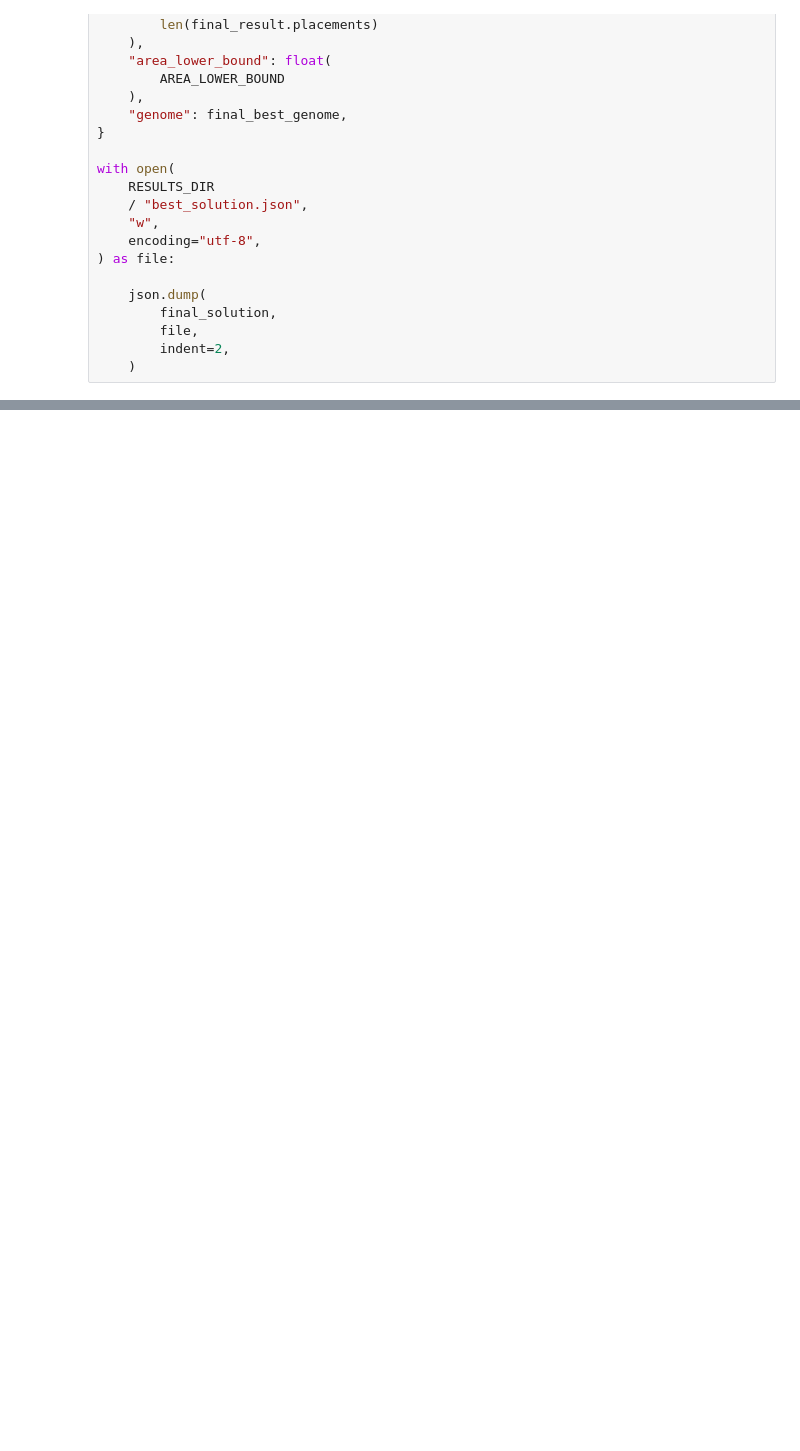
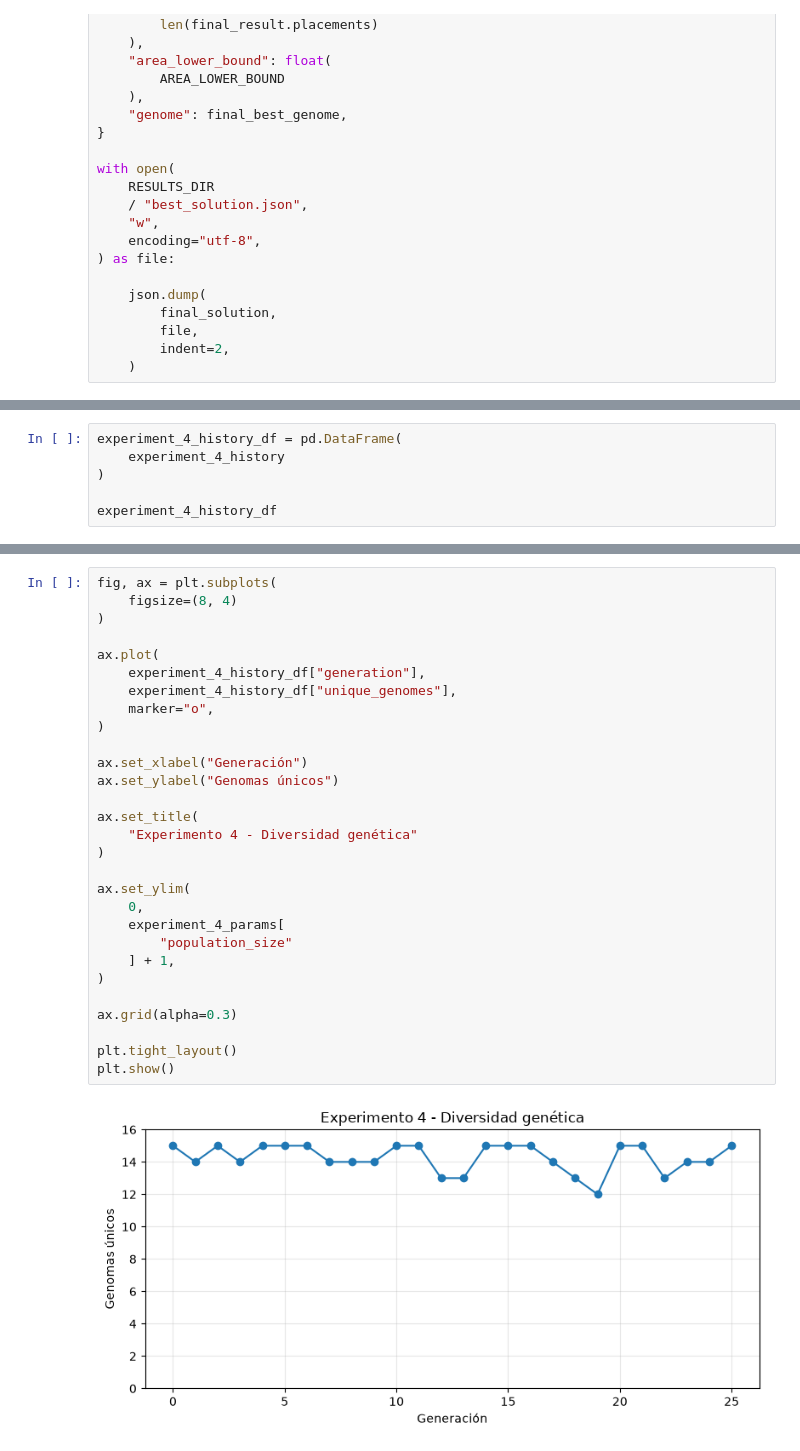
Before and after one commit to Gabriela-Sol/ae-nesting, a Jupyter notebook: notebooks/02_experimentos_ga.ipynb, the cells around one changed output, grey strips where cells are left out. Saved outputs shown, nothing was run; the diff lists cells and outputs as text; blank space fills up the shorter version.

```diff
--- a/notebooks/02_experimentos_ga.ipynb
+++ b/notebooks/02_experimentos_ga.ipynb
@@ -2820,0 +3035,6 @@ with open(
+# %%
+experiment_4_history_df = pd.DataFrame(
+    experiment_4_history
+)
+
+experiment_4_history_df
@@ -2820,0 +3125,31 @@ with open(
+# %%
+fig, ax = plt.subplots(
+    figsize=(8, 4)
+)
+
+ax.plot(
+    experiment_4_history_df["generation"],
+    experiment_4_history_df["unique_genomes"],
+    marker="o",
+)
+
+ax.set_xlabel("Generación")
+ax.set_ylabel("Genomas únicos")
+
+ax.set_title(
+    "Experimento 4 - Diversidad genética"
+)
+
+ax.set_ylim(
+    0,
+    experiment_4_params[
+        "population_size"
+    ] + 1,
+)
+
+ax.grid(alpha=0.3)
+
+plt.tight_layout()
+plt.show()
+# %% [output]
+[figure, added]
```
Also changed, not shown: parts of 42 cells of this notebook, 9 other files.
